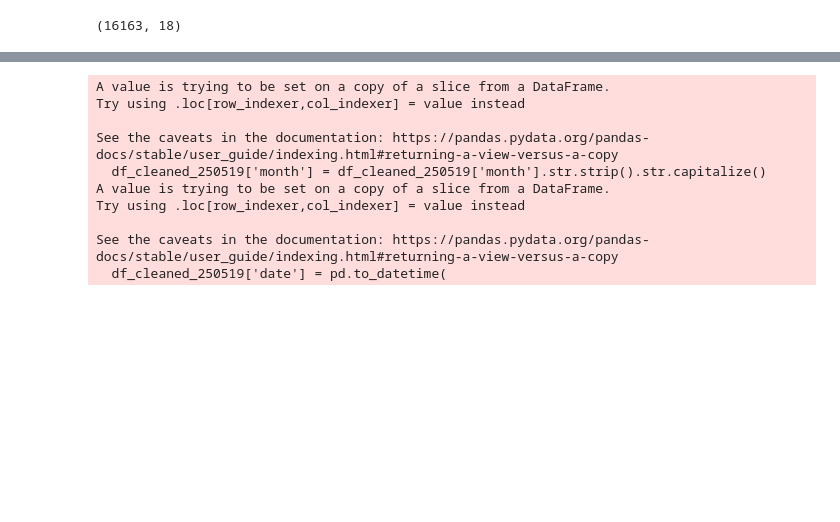
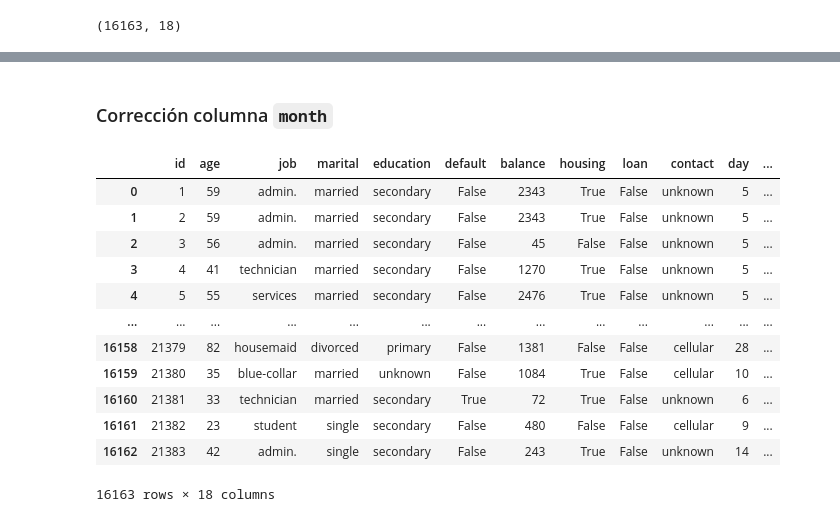
Before and after one commit to MarinaTorba/PersonalDataProrjects, a Jupyter notebook: Equip_9/Scripts/LimpiezaDatos_250519.ipynb, the cells around one changed output, grey strips where cells are left out. Cells and saved outputs as stored; diff of their text form; code cells hidden in the pictures; blank space fills up the shorter version.

```diff
--- a/Equip_9/Scripts/LimpiezaDatos_250519.ipynb
+++ b/Equip_9/Scripts/LimpiezaDatos_250519.ipynb
@@ -73,0 +102,6 @@ See the caveats in the documentation: https://pandas.pydata.org/pandas-docs/stab
+# %%
+# Rellenar valores nulos
+df['age'].fillna(df['age'].mean(), inplace=True)
+df['marital'].fillna(df['marital'].mode()[0], inplace=True)
+df['education'].fillna('unknown', inplace=True)
+df['housing'].fillna(df['housing'].mode()[0], inplace=True)
@@ -73,0 +133,6 @@ See the caveats in the documentation: https://pandas.pydata.org/pandas-docs/stab
+# %%
+# Detectar columnas con solo 'yes' y 'no'
+for col in df.columns:
+    unique_vals = df[col].dropna().unique()
+    if set(unique_vals).issubset({'yes', 'no'}):
+        print(f"La columna '{col}' contiene solo 'yes' y 'no'")
@@ -73,0 +144,6 @@ See the caveats in the documentation: https://pandas.pydata.org/pandas-docs/stab
+# %%
+# Convertir columnas binarias 'yes'/'no' a booleanas
+bool_columns = ['default', 'housing', 'loan', 'deposit']
+for col in bool_columns:
+    df[col] = df[col].map({'yes': True, 'no': False})
+print(df.dtypes)
@@ -74,16 +172,5 @@ See the caveats in the documentation: https://pandas.pydata.org/pandas-docs/stab
 # %%
-# Detectar columnas con solo 'yes' y 'no'
-for col in df_cleaned_250519.columns:
-    unique_vals = df_cleaned_250519[col].dropna().unique()
-    if set(unique_vals).issubset({'yes', 'no'}):
-        print(f"La columna '{col}' contiene solo 'yes' y 'no'")
-
-# Convertir 'age' a entero (por si acaso contiene flotantes por error)
-df_cleaned_250519['age'] = pd.to_numeric(df_cleaned_250519['age'], errors='coerce').fillna(0).astype(int)
-
-# Convertir columnas binarias 'yes'/'no' a booleanas
-bool_columns = ['default', 'housing', 'loan', 'deposit']
-for col in bool_columns:
-    df_cleaned_250519[col] = df_cleaned_250519[col].map({'yes': True, 'no': False})
-print(df_cleaned_250519.dtypes)
+# Convertir 'age' a entero
+df['age'] = pd.to_numeric(df['age'], errors='coerce').fillna(0).astype(int)
+print(df.dtypes)
 # %% [output]
@@ -124,20 +196,20 @@ See the caveats in the documentation: https://pandas.pydata.org/pandas-docs/stab
+# %% [markdown]
+### Corrección columna `month`
 # %%
 # Asegurar que 'month' tenga solo la primera letra en mayúscula
-df_cleaned_250519['month'] = df_cleaned_250519['month'].str.strip().str.capitalize()
-
-# Crear columna 'date' combinando 'day' y 'month' (asumiendo año 2024)
-df_cleaned_250519['date'] = pd.to_datetime(
-    df_cleaned_250519['day'].astype(str) + '-' + df_cleaned_250519['month'] + '-2024',
-    dayfirst=True
-)
+df['month'] = df['month'].str.strip().str.lower().str.capitalize()
+df
 # %% [output]
+|  | id | age | job | marital | education | default | balance | housing | loan | contact | day | ... |
+| 0 | 1 | 59 | admin. | married | secondary | False | 2343 | True | False | unknown | 5 | ... |
+| 1 | 2 | 59 | admin. | married | secondary | False | 2343 | True | False | unknown | 5 | ... |
+| 2 | 3 | 56 | admin. | married | secondary | False | 45 | False | False | unknown | 5 | ... |
+| 3 | 4 | 41 | technician | married | secondary | False | 1270 | True | False | unknown | 5 | ... |
+| 4 | 5 | 55 | services | married | secondary | False | 2476 | True | False | unknown | 5 | ... |
+| ... | ... | ... | ... | ... | ... | ... | ... | ... | ... | ... | ... | ... |
+| 16158 | 21379 | 82 | housemaid | divorced | primary | False | 1381 | False | False | cellular | 28 | ... |
+| 16159 | 21380 | 35 | blue-collar | married | unknown | False | 1084 | True | False | cellular | 10 | ... |
+| 16160 | 21381 | 33 | technician | married | secondary | True | 72 | True | False | unknown | 6 | ... |
+| 16161 | 21382 | 23 | student | single | secondary | False | 480 | False | False | cellular | 9 | ... |
+| 16162 | 21383 | 42 | admin. | single | secondary | False | 243 | True | False | unknown | 14 | ... |
-A value is trying to be set on a copy of a slice from a DataFrame.
-Try using .loc[row_indexer,col_indexer] = value instead
-
-See the caveats in the documentation: https://pandas.pydata.org/pandas-docs/stable/user_guide/indexing.html#returning-a-view-versus-a-copy
-  df_cleaned_250519['month'] = df_cleaned_250519['month'].str.strip().str.capitalize()
-A value is trying to be set on a copy of a slice from a DataFrame.
-Try using .loc[row_indexer,col_indexer] = value instead
-
-See the caveats in the documentation: https://pandas.pydata.org/pandas-docs/stable/user_guide/indexing.html#returning-a-view-versus-a-copy
-  df_cleaned_250519['date'] = pd.to_datetime(
+16163 rows × 18 columns
```
Also changed, not shown: parts of 22 cells of this notebook, 1 other file.
